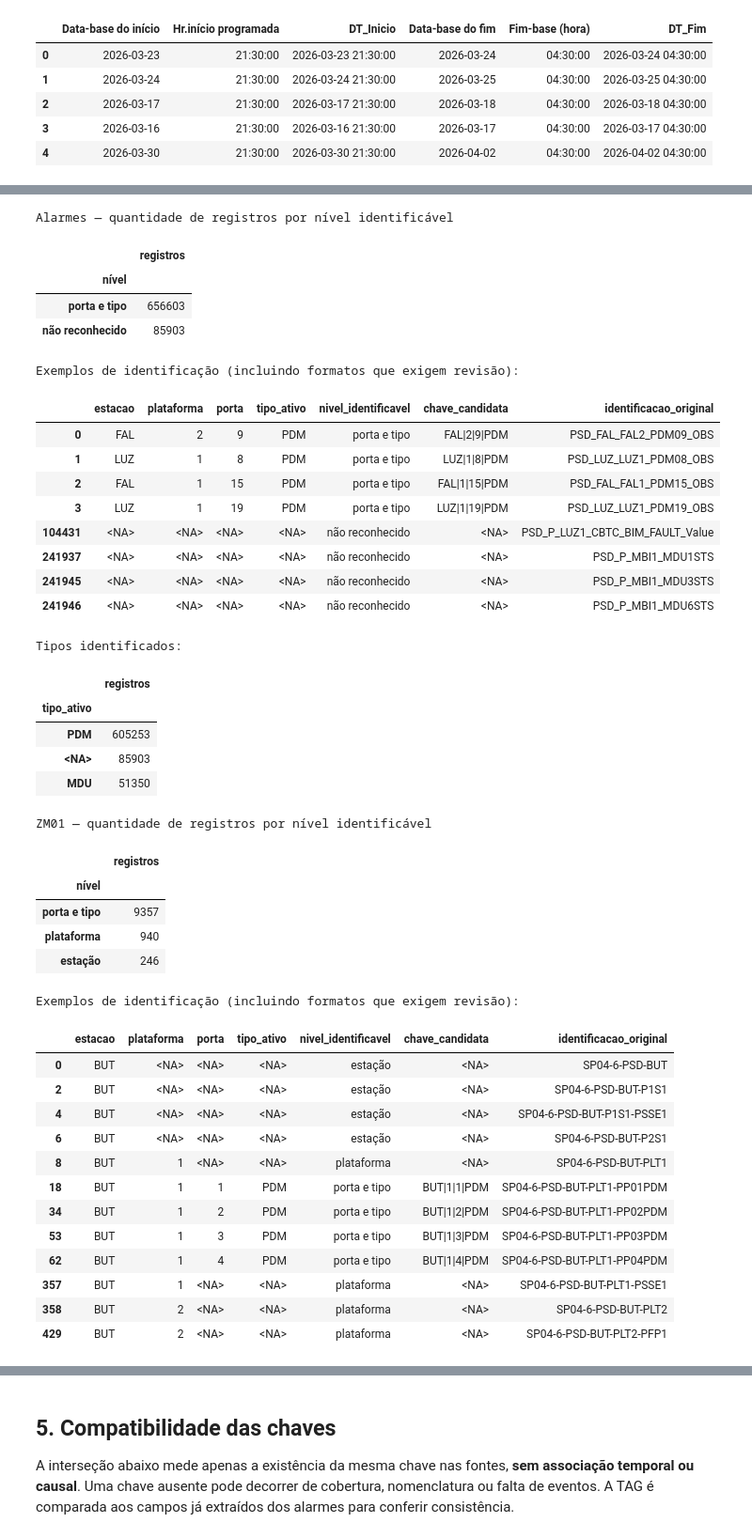
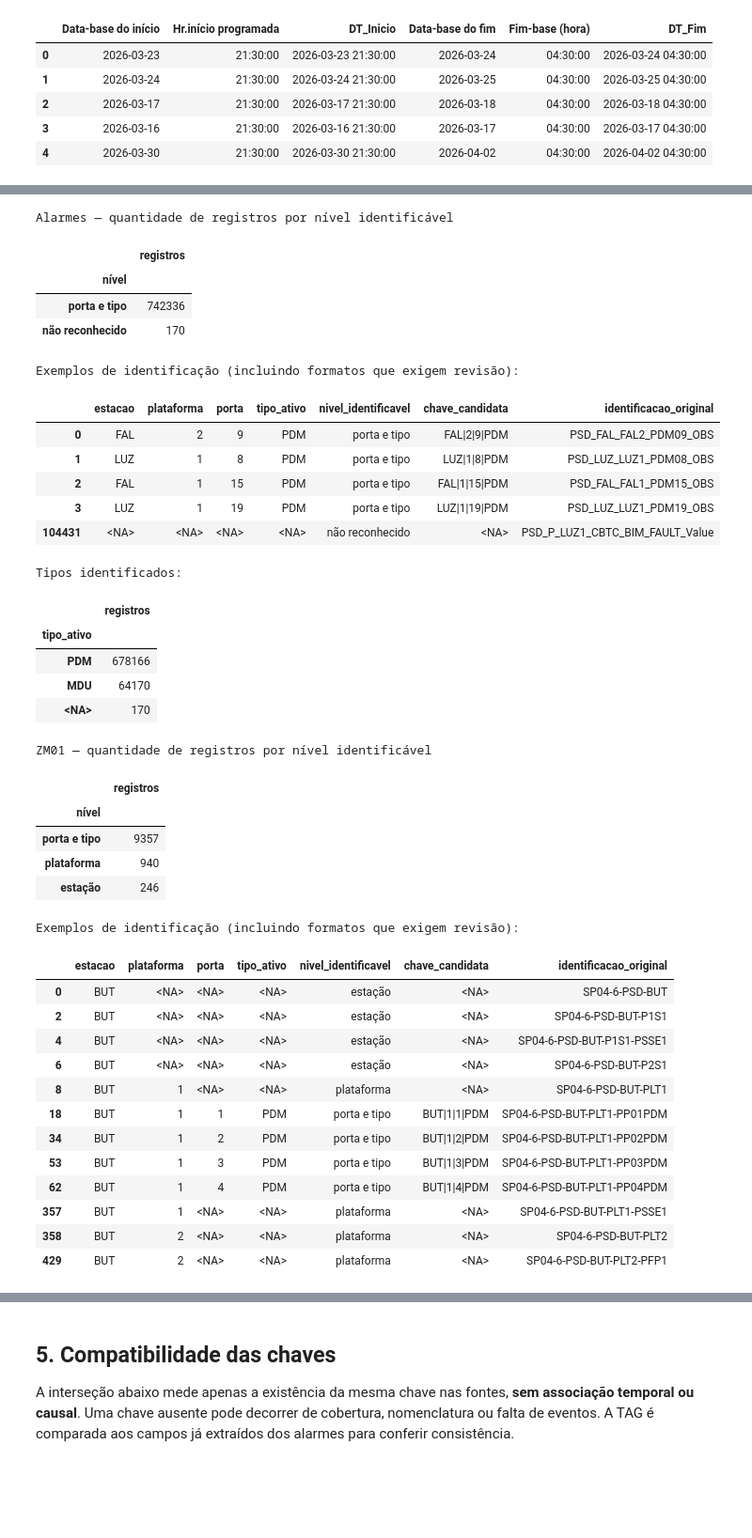
Before and after one commit to joaocardosodias/Lumem, a Jupyter notebook: models/modelo-rnn-1/01-criacao-tabela-mestra.ipynb, the cells around one changed output, grey strips where cells are left out. Shown at 94% size. Drawn from its saved outputs; the diff is of its cells as text; code cells hidden in the pictures; blank space fills up the shorter version.

```diff
--- a/models/modelo-rnn-1/01-criacao-tabela-mestra.ipynb
+++ b/models/modelo-rnn-1/01-criacao-tabela-mestra.ipynb
@@ -335,9 +335,9 @@ def extrair_ativos(serie, alarme=False):
     if alarme:
         padrao = r"^PSD_(?P<estacao>[A-Z]{3})_(?P<estacao_plataforma>[A-Z]{3})(?P<plataforma>\d+)_(?P<tipo_ativo>[A-Z]+)(?P<porta>\d+)_(?P<evento>[A-Z0-9]+)$"
         out = texto.str.extract(padrao)
-        # Outra convenção presente na base: PSD_P_BUT1_PDM07_FC.
+        # Aceita PSD_P_BUT1_PDM07_FC e PSD_P_MBI1_PDM10FC.
         alternativo = texto.str.extract(
-            r"^PSD_P_(?P<estacao>[A-Z]{3})(?P<plataforma>\d+)_(?P<tipo_ativo>[A-Z]+)(?P<porta>\d+)_(?P<evento>[A-Z0-9]+)$")
+            r"^PSD_P_(?P<estacao>[A-Z]{3})(?P<plataforma>\d+)_(?P<tipo_ativo>[A-Z]+)(?P<porta>\d+)_?(?P<evento>[A-Z][A-Z0-9]*)$")
         alternativo["estacao_plataforma"] = alternativo["estacao"]
         out = out.combine_first(alternativo)
         # Tags com estações divergentes não recebem chave válida.
@@ -357,44 +357,41 @@ def extrair_ativos(serie, alarme=False):
     out["nivel_identificavel"] = "não reconhecido"
     out.loc[out.estacao.notna(), "nivel_identificavel"] = "estação"
     out.loc[out.estacao.notna() & out.plataforma.notna(), "nivel_identificavel"] = "plataforma"
     out.loc[completa, "nivel_identificavel"] = "porta e tipo"
     out["chave_candidata"] = out.estacao + "|" + out.plataforma + "|" + out.porta + "|" + out.tipo_ativo
     out["identificacao_original"] = serie
     return out
 
 COLUNA_ATIVO = {"Alarmes": "TAG", "ZM01": "local_de_instalacao",
                 "ZM02": "local_de_instalacao", "ZM03": "Local de instalação"}
 ativos = {nome: extrair_ativos(df[COLUNA_ATIVO[nome]], alarme=nome == "Alarmes")
           for nome, df in bases.items()}
 for nome, df in ativos.items():
     print(f"\n{nome} — quantidade de registros por nível identificável")
     display(df.nivel_identificavel.value_counts().rename_axis("nível").to_frame("registros"))
     print("Exemplos de identificação (incluindo formatos que exigem revisão):")
     display(df.drop_duplicates("identificacao_original").groupby("nivel_identificavel", sort=False).head(4))
     print("Tipos identificados:")
     display(df.tipo_ativo.value_counts(dropna=False).to_frame("registros"))
 # %% [output]
 Alarmes — quantidade de registros por nível identificável
 |  | registros |
 | nível |  |
-| porta e tipo | 656603 |
-| não reconhecido | 85903 |
+| porta e tipo | 742336 |
+| não reconhecido | 170 |
 Exemplos de identificação (incluindo formatos que exigem revisão):
 |  | estacao | plataforma | porta | tipo_ativo | nivel_identificavel | chave_candidata | identificacao_original |
 | 0 | FAL | 2 | 9 | PDM | porta e tipo | FAL|2|9|PDM | PSD_FAL_FAL2_PDM09_OBS |
 | 1 | LUZ | 1 | 8 | PDM | porta e tipo | LUZ|1|8|PDM | PSD_LUZ_LUZ1_PDM08_OBS |
 | 2 | FAL | 1 | 15 | PDM | porta e tipo | FAL|1|15|PDM | PSD_FAL_FAL1_PDM15_OBS |
 | 3 | LUZ | 1 | 19 | PDM | porta e tipo | LUZ|1|19|PDM | PSD_LUZ_LUZ1_PDM19_OBS |
 | 104431 | <NA> | <NA> | <NA> | <NA> | não reconhecido | <NA> | PSD_P_LUZ1_CBTC_BIM_FAULT_Value |
-| 241937 | <NA> | <NA> | <NA> | <NA> | não reconhecido | <NA> | PSD_P_MBI1_MDU1STS |
-| 241945 | <NA> | <NA> | <NA> | <NA> | não reconhecido | <NA> | PSD_P_MBI1_MDU3STS |
-| 241946 | <NA> | <NA> | <NA> | <NA> | não reconhecido | <NA> | PSD_P_MBI1_MDU6STS |
 Tipos identificados:
 |  | registros |
 | tipo_ativo |  |
-| PDM | 605253 |
-| <NA> | 85903 |
-| MDU | 51350 |
+| PDM | 678166 |
+| MDU | 64170 |
+| <NA> | 170 |
 ZM01 — quantidade de registros por nível identificável
 |  | registros |
 | nível |  |
```
Also changed, not shown: parts of 30 cells of this notebook.
